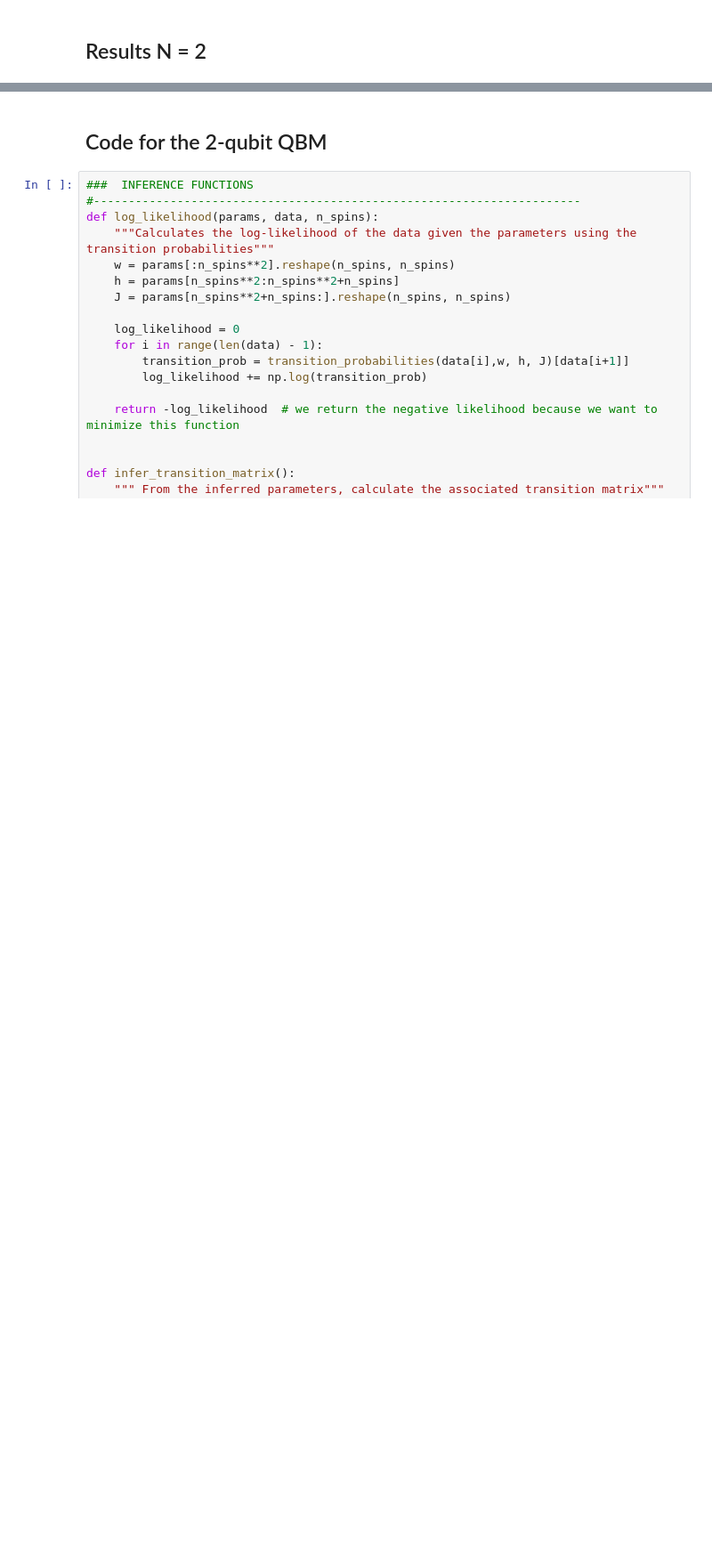
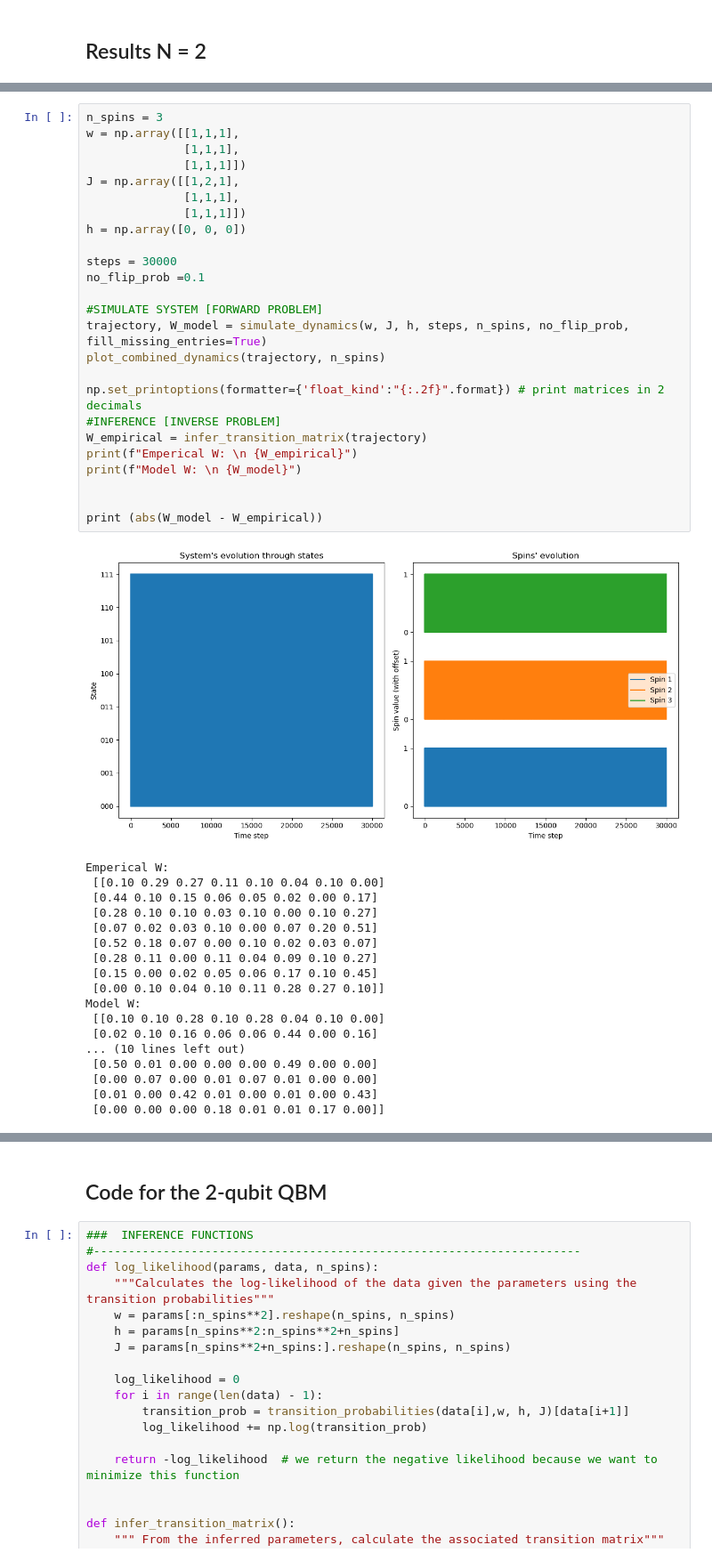
Before and after one commit to Victor-Alessandro/QBM-code, a Jupyter notebook: Quantum-Classical Mapping.ipynb, the cells around one changed output, grey strips where cells are left out. Shown at 89% size. Saved outputs shown, nothing was run; the diff lists cells and outputs as text; blank space fills up the shorter version.

```diff
--- a/Quantum-Classical Mapping.ipynb
+++ b/Quantum-Classical Mapping.ipynb
@@ -293,0 +228,44 @@ Model W:
+# %%
+n_spins = 3
+w = np.array([[1,1,1],
+              [1,1,1],
+              [1,1,1]])
+J = np.array([[1,2,1],
+              [1,1,1],
+              [1,1,1]])
+h = np.array([0, 0, 0])
+
+steps = 30000
+no_flip_prob =0.1
+
+#SIMULATE SYSTEM [FORWARD PROBLEM]
+trajectory, W_model = simulate_dynamics(w, J, h, steps, n_spins, no_flip_prob, fill_missing_entries=True)
+plot_combined_dynamics(trajectory, n_spins)
+
+np.set_printoptions(formatter={'float_kind':"{:.2f}".format}) # print matrices in 2 decimals
+#INFERENCE [INVERSE PROBLEM]
+W_empirical = infer_transition_matrix(trajectory)
+print(f"Emperical W: \n {W_empirical}")
+print(f"Model W: \n {W_model}")
+
+
+print (abs(W_model - W_empirical))
+# %% [output]
+[figure, added]
+Emperical W:
+ [[0.10 0.29 0.27 0.11 0.10 0.04 0.10 0.00]
+ [0.44 0.10 0.15 0.06 0.05 0.02 0.00 0.17]
+ [0.28 0.10 0.10 0.03 0.10 0.00 0.10 0.27]
+ [0.07 0.02 0.03 0.10 0.00 0.07 0.20 0.51]
+ [0.52 0.18 0.07 0.00 0.10 0.02 0.03 0.07]
+ [0.28 0.11 0.00 0.11 0.04 0.09 0.10 0.27]
+ [0.15 0.00 0.02 0.05 0.06 0.17 0.10 0.45]
+ [0.00 0.10 0.04 0.10 0.11 0.28 0.27 0.10]]
+Model W:
+ [[0.10 0.10 0.28 0.10 0.28 0.04 0.10 0.00]
+ [0.02 0.10 0.16 0.06 0.06 0.44 0.00 0.16]
+... (10 lines left out)
+ [0.50 0.01 0.00 0.00 0.00 0.49 0.00 0.00]
+ [0.00 0.07 0.00 0.01 0.07 0.01 0.00 0.00]
+ [0.01 0.00 0.42 0.01 0.00 0.01 0.00 0.43]
+ [0.00 0.00 0.00 0.18 0.01 0.01 0.17 0.00]]
```
Also changed, not shown: parts of 7 cells of this notebook.
